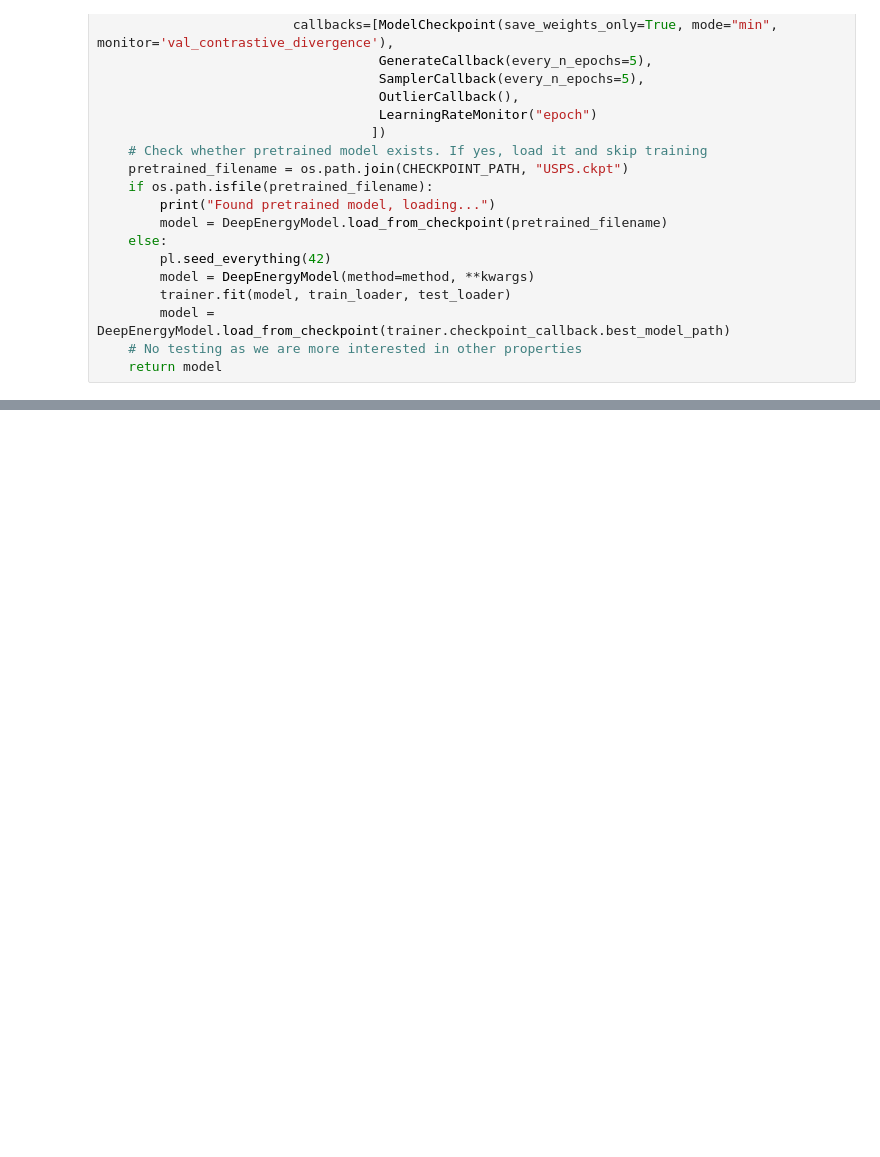
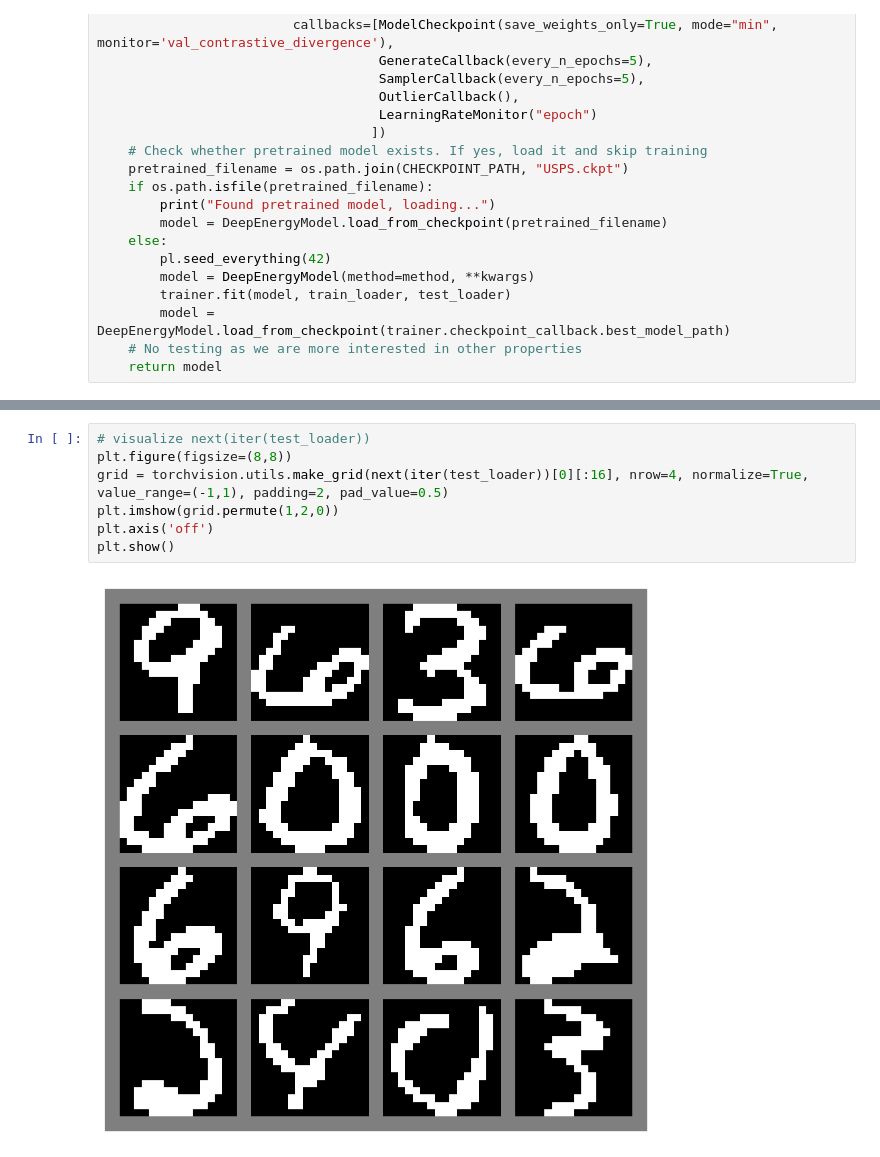
Before and after one commit to jinyi12/ECE689_Adv_DL_Sp2025, a Jupyter notebook: HW1/HW1.ipynb, the cells around one changed output, grey strips where cells are left out. Saved outputs shown, nothing was run; the diff lists cells and outputs as text; blank space fills up the shorter version.

```diff
--- a/HW1/HW1.ipynb
+++ b/HW1/HW1.ipynb
@@ -1664,6 +1664,15 @@ imgs_per_step = callback.generate_imgs(model)
 imgs_per_step = imgs_per_step.cpu()
 # %% [output]
 Seed set to 43
+# %%
+# visualize next(iter(test_loader))
+plt.figure(figsize=(8,8))
+grid = torchvision.utils.make_grid(next(iter(test_loader))[0][:16], nrow=4, normalize=True, value_range=(-1,1), padding=2, pad_value=0.5)
+plt.imshow(grid.permute(1,2,0))
+plt.axis('off')
+plt.show()
+# %% [output]
+[figure, added]
 # %%
 imgs_per_step.shape
 # %% [output]
```
Also changed, not shown: parts of 8 cells of this notebook.
